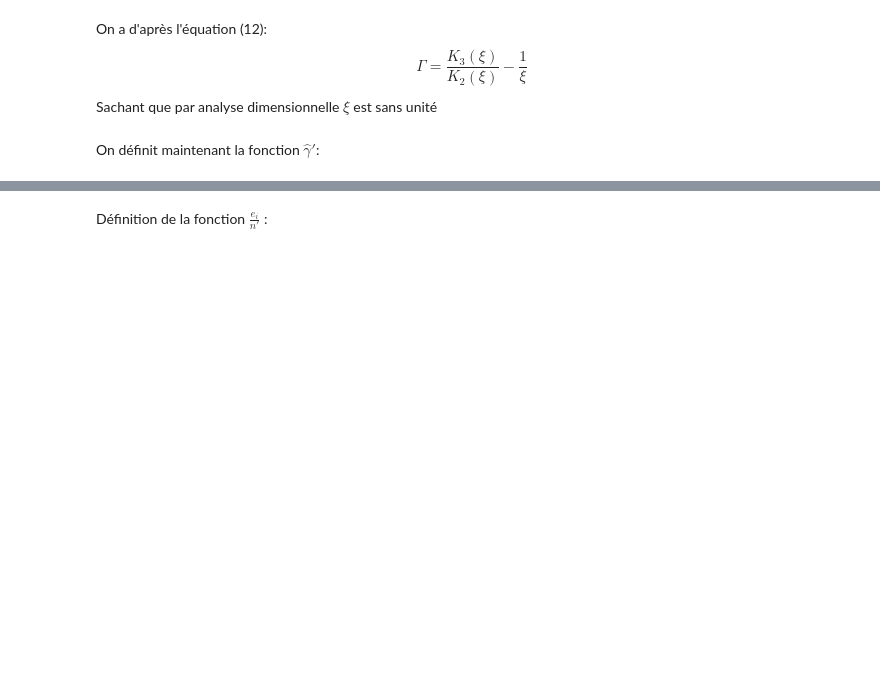
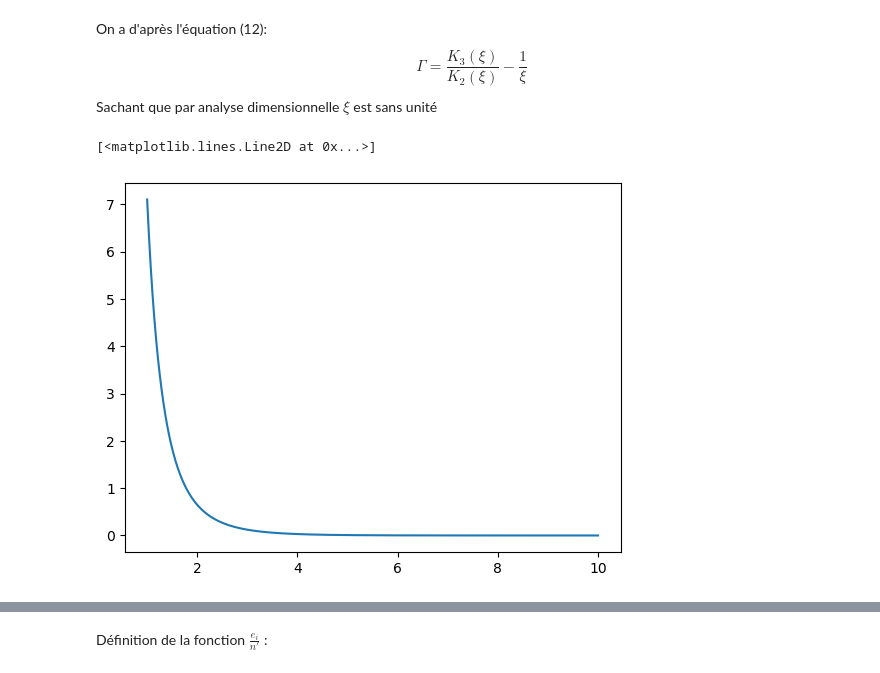
Before and after one commit to quentin-bouquet/Mod-le-Spectro-Temporel-d-mission-d-un-sursaut-gamma, a Jupyter notebook: MAIN.ipynb, the cells around one changed output, grey strips where cells are left out. Saved outputs shown, nothing was run; the diff lists cells and outputs as text; code cells hidden in the pictures; blank space fills up the shorter version.

```diff
--- a/MAIN.ipynb
+++ b/MAIN.ipynb
@@ -19,11 +19,13 @@ $$ \Gamma = \frac{K_{3}(\xi)}{K_{2}(\xi)} - \frac{1}{\xi}    $$
 Sachant que par analyse dimensionnelle $\xi$ est sans unité
 # %%
 #Définition des fonctions de Bessel de première espèce (avec une limite finie en 0)
+from scipy.special import kv
+
 def K1(x) :
-    return scipy.special.kn(1, x)
+    return kv(1, x)
 
 def K2(x) :
-    return scipy.special.kn(2, x)
+    return kv(2, x)
 
 def K3(x) :
-    return scipy.special.kn(3, x)
+    return kv(3, x)
@@ -37,2 +31,0 @@ def xi():
-# %% [markdown]
-On définit maintenant la fonction $\hat{\gamma}'$:
@@ -48,0 +32,6 @@ def gamma_maj(gamma_sh):
+# %%
+test1 = np.linspace(1, 10,1000)
+plt.plot(test1, K3(test1))
+# %% [output]
+[<matplotlib.lines.Line2D at 0x...>]
+[figure, added]
```
Also changed, not shown: parts of 18 cells of this notebook.
